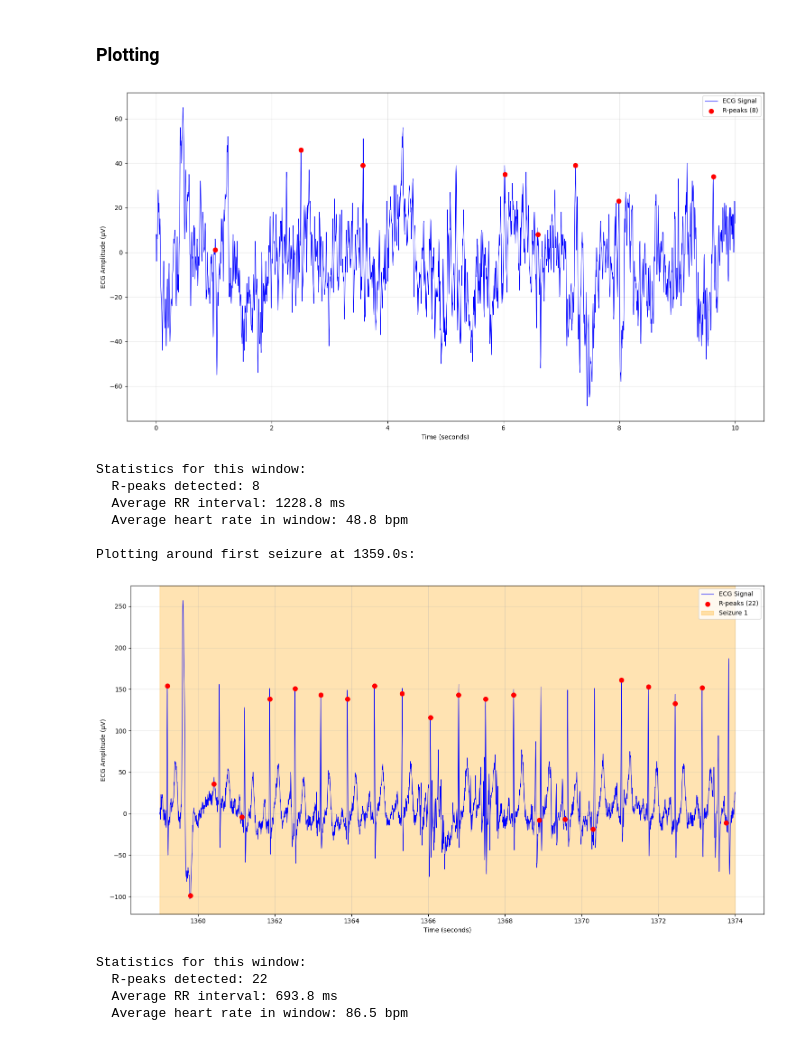
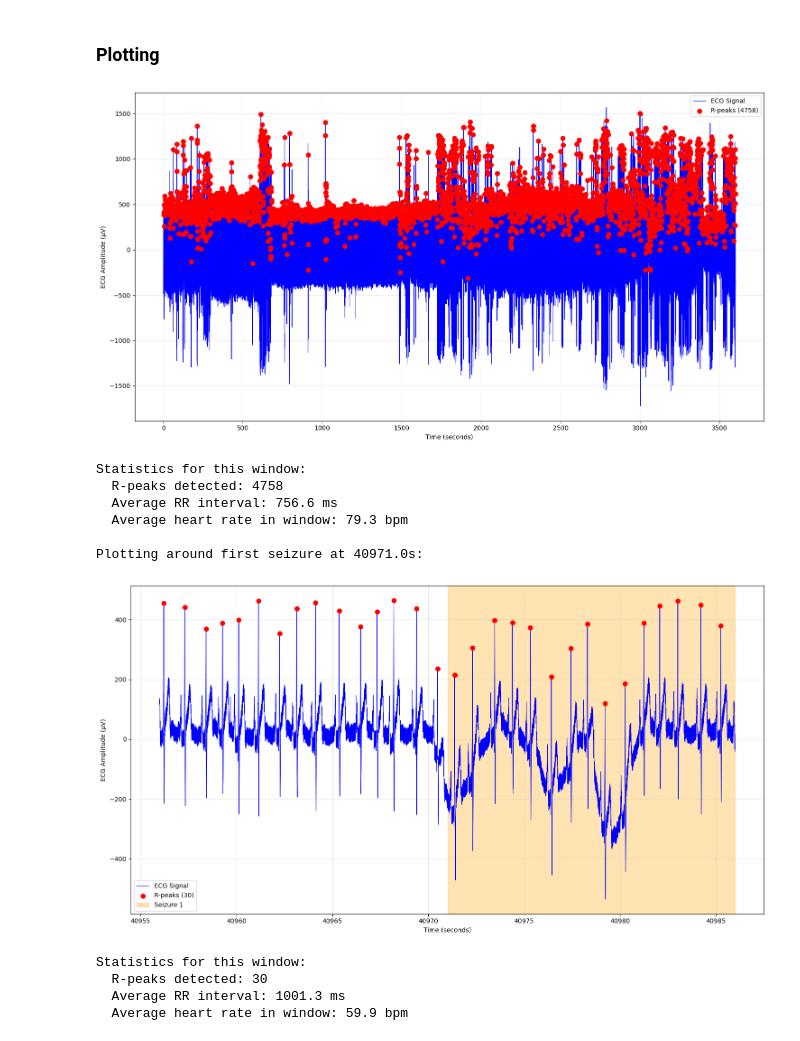
Before and after one commit to ashley-andrea/seizure-block-codes, a Jupyter notebook: check_codes/TEST-pantompkins1985.ipynb, the cells around one changed output. Drawn from its saved outputs; the diff is of its cells as text; code cells hidden in the pictures.

```diff
--- a/check_codes/TEST-pantompkins1985.ipynb
+++ b/check_codes/TEST-pantompkins1985.ipynb
@@ -54,4 +257,4 @@ Sampling rate: 256.0 Hz
 # %%
 loader = ECGFileLoader(use_s3=False)
 # %%
-processed_data = process_all_patients_pantompkins(loader, ['sub-004'], method='neurokit')
+processed_data = process_all_patients_rpeaks(loader, ['sub-036'], method='neurokit')
@@ -121,0 +292,21 @@ plt.show()
+# %%
+import numpy as np
+import matplotlib.pyplot as plt
+import neurokit2 as nk
+
+
+rr_intervals_ms = processed_data['sub-036'][0]['rr_intervals_ms']
+time_axis = processed_data['sub-036'][0]['rpeaks_times'][1:]
+
+mask = time_axis <=60000
+time_10s = time_axis[mask]
+rr_10s = rr_intervals_ms[mask]
+
+plt.figure(figsize=(8, 4))
+plt.plot(time_axis, rr_intervals_ms, marker='o', linestyle='-')
+
+plt.title("Tachogram (RR intervals over time)")
+plt.xlabel("Time (s)")
+plt.ylabel("RR Interval (ms)")
+plt.grid(True)
+plt.show()
@@ -125,10 +318,10 @@ plt.show()
 def plot_ecg_with_rpeaks(processed_run_data, time_window_seconds=30, start_time=0):
 
     # Extract data
-    ecg_signal = processed_run_data['sub-004'][0]['ecg_signal']
-    rpeaks = processed_run_data['sub-004'][0]['rpeaks']
-    sampling_rate = processed_run_data['sub-004'][0]['sampling_rate']
-    seizure_events = processed_run_data['sub-004'][0]['seizure_events']
+    ecg_signal = processed_run_data['sub-036'][0]['ecg_signal']
+    rpeaks = processed_run_data['sub-036'][0]['rpeaks']
+    sampling_rate = processed_run_data['sub-036'][0]['sampling_rate']
+    seizure_events = processed_run_data['sub-036'][0]['seizure_events']
 
     # Calculate sample indices for the time window
     start_sample = int(start_time * sampling_rate)
@@ -182,26 +375,26 @@ def plot_ecg_with_rpeaks(processed_run_data, time_window_seconds=30, start_time=
         print(f"  Average RR interval: {np.mean(window_rr):.1f} ms")
         print(f"  Average heart rate in window: {window_hr:.1f} bpm")
 # %%
-plot_ecg_with_rpeaks(processed_data, time_window_seconds=10, start_time=0)
+plot_ecg_with_rpeaks(processed_data, time_window_seconds=3600, start_time=0)
 
 # If there are seizure events, plot around the first seizure
-if processed_data['sub-004'][0]['seizure_events']:
-    first_seizure = processed_data['sub-004'][0]['seizure_events'][0]
+if processed_data['sub-036'][0]['seizure_events']:
+    first_seizure = processed_data['sub-036'][0]['seizure_events'][0]
     seizure_start = first_seizure['onset_time']
 
     print(f"\nPlotting around first seizure at {seizure_start:.1f}s:")
     # Plot 30 seconds starting 15 seconds before seizure
-    plot_ecg_with_rpeaks(processed_data, time_window_seconds=15, start_time=max(0, seizure_start - 0))
+    plot_ecg_with_rpeaks(processed_data, time_window_seconds=30, start_time=max(0, seizure_start - 15))
 # %% [output]
-[figure, old version]
+[figure, new version]
 Statistics for this window:
-  R-peaks detected: 8
-  Average RR interval: 1228.8 ms
-  Average heart rate in window: 48.8 bpm
+  R-peaks detected: 4758
+  Average RR interval: 756.6 ms
+  Average heart rate in window: 79.3 bpm
 
-Plotting around first seizure at 1359.0s:
+Plotting around first seizure at 40971.0s:
-[figure, old version]
+[figure, new version]
 Statistics for this window:
-  R-peaks detected: 22
-  Average RR interval: 693.8 ms
-  Average heart rate in window: 86.5 bpm
+  R-peaks detected: 30
+  Average RR interval: 1001.3 ms
+  Average heart rate in window: 59.9 bpm
```
Also changed, not shown: parts of 22 cells of this notebook, 2 other files.
